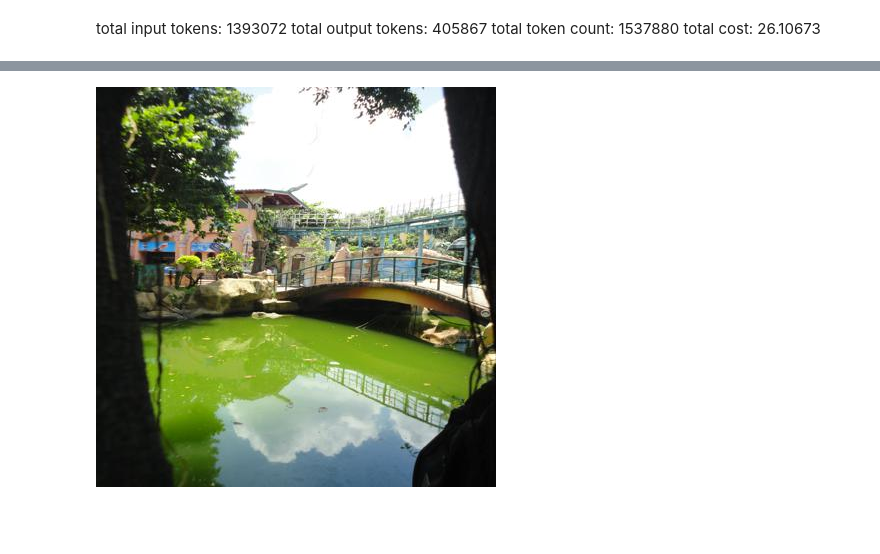
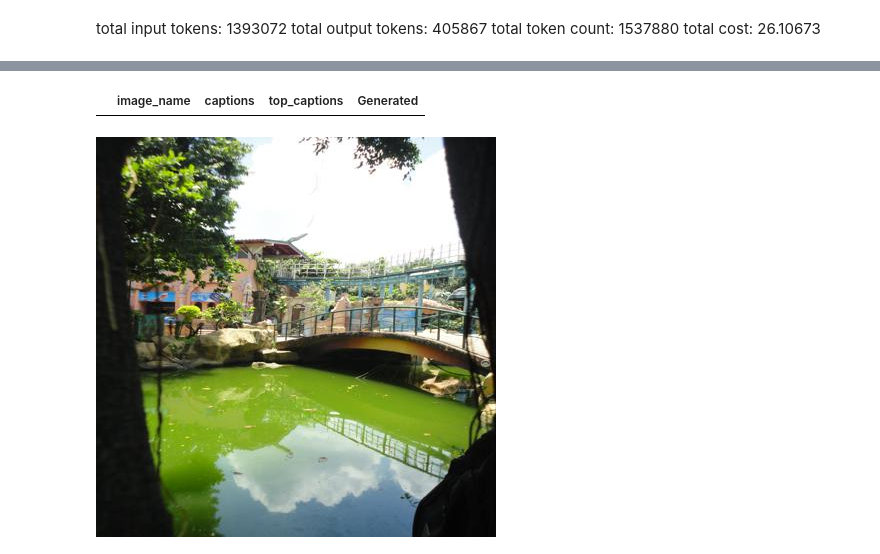
Before and after one commit to souroveskb/VQA, a Jupyter notebook: data_validation_bornon.ipynb, the cells around one changed output, grey strips where cells are left out. Drawn from its saved outputs; the diff is of its cells as text; code cells hidden in the pictures; blank space fills up the shorter version.

```diff
--- a/data_validation.ipynb
+++ b/data_validation_bornon.ipynb
@@ -193,5 +193,5 @@ for idx, rows in sliced_df.iterrows():
     print("done: ", val, "input_token: ", res['usage']['prompt_tokens'], "output_token: ", res['usage']['completion_tokens'])
     val = val+1
     time.sleep(1)
-    # break
+    break
 # %% [output]
@@ -274,4 +264,10 @@ dtype: int64
 # %%
 # merged_df.rename(columns={"Generated_y": "Generated"}, inplace= True)
 # merged_df.drop('Generated_x',axis=1, inplace=True)
+# %%
+df.dropna(inplace=True)
+# %%
+df[df['Generated'].isnull()]
+# %% [output]
+|  | image_name | captions | top_captions | Generated |
 # %%
```
Also changed, not shown: parts of 10 cells of this notebook, 4 other files.
